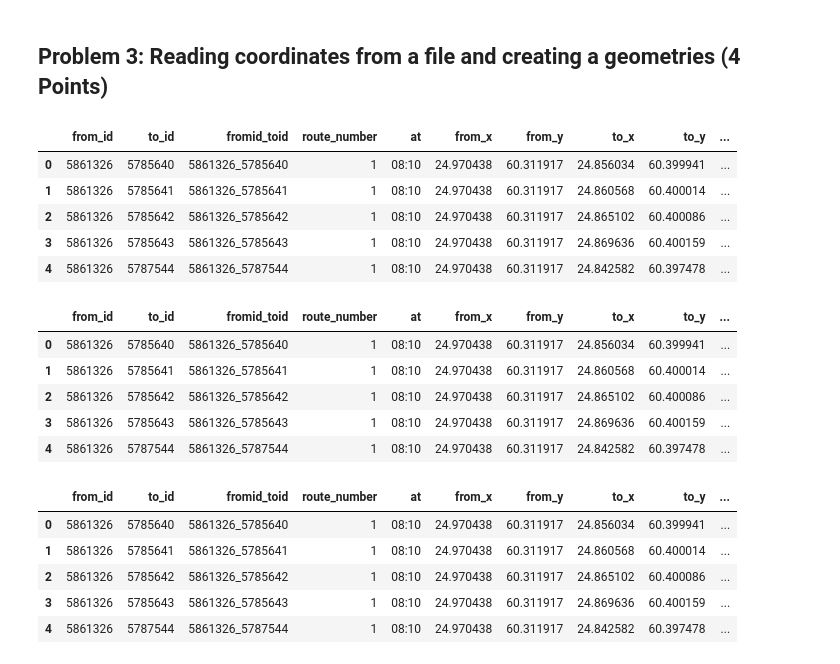
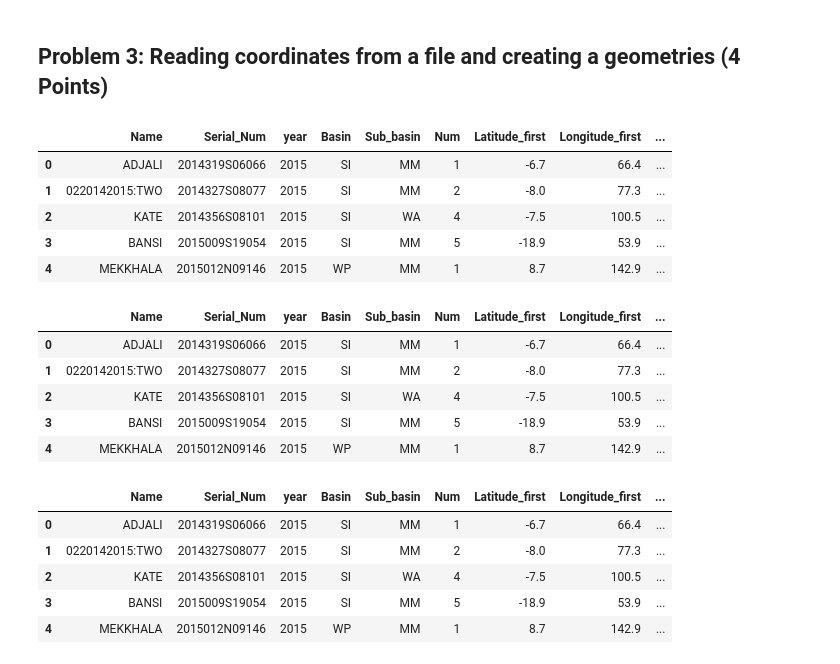
Before and after one commit to LandscapeGeoinformatics/geopython-ut-2019-course, a Jupyter notebook: source/exercises/Exercise1/exercise1.ipynb, the cells around one changed output. Cells and saved outputs as stored; diff of their text form; code cells hidden in the pictures.

Commit message:
storms update

```diff
--- a/source/exercises/Exercise1/exercise1.ipynb
+++ b/source/exercises/Exercise1/exercise1.ipynb
@@ -122,47 +122,49 @@ Error: LineString or Polygon geometries required!
 # %%
 import pandas as pd
 
 
-df = pd.read_csv('travelTimes_2015_Helsinki.txt', sep=';', encoding='latin1')
+df = pd.read_csv('Years.2015-2017.ibtracs_wmo.storms.csv', sep=',', encoding='latin1')
 pd.set_option('max_columns',20)
 display(df.head(5))
 # %% [output]
-|  | from_id | to_id | fromid_toid | route_number | at | from_x | from_y | to_x | to_y | ... |
-| 0 | 5861326 | 5785640 | 5861326_5785640 | 1 | 08:10 | 24.970438 | 60.311917 | 24.856034 | 60.399941 | ... |
-| 1 | 5861326 | 5785641 | 5861326_5785641 | 1 | 08:10 | 24.970438 | 60.311917 | 24.860568 | 60.400014 | ... |
-| 2 | 5861326 | 5785642 | 5861326_5785642 | 1 | 08:10 | 24.970438 | 60.311917 | 24.865102 | 60.400086 | ... |
-| 3 | 5861326 | 5785643 | 5861326_5785643 | 1 | 08:10 | 24.970438 | 60.311917 | 24.869636 | 60.400159 | ... |
-| 4 | 5861326 | 5787544 | 5861326_5787544 | 1 | 08:10 | 24.970438 | 60.311917 | 24.842582 | 60.397478 | ... |
+|  | Name | Serial_Num | year | Basin | Sub_basin | Num | Latitude_first | Longitude_first | ... |
+| 0 | ADJALI | 2014319S06066 | 2015 | SI | MM | 1 | -6.7 | 66.4 | ... |
+| 1 | 0220142015:TWO | 2014327S08077 | 2015 | SI | MM | 2 | -8.0 | 77.3 | ... |
+| 2 | KATE | 2014356S08101 | 2015 | SI | WA | 4 | -7.5 | 100.5 | ... |
+| 3 | BANSI | 2015009S19054 | 2015 | SI | MM | 5 | -18.9 | 53.9 | ... |
+| 4 | MEKKHALA | 2015012N09146 | 2015 | WP | MM | 1 | 8.7 | 142.9 | ... |
 # %%
+# Latitude_first	Longitude_first
 def make_orig_location(row):
-    return Point(row['from_x'], row['from_y'])
+    return Point(row['Longitude_first'], row['Latitude_first'])
 
 # Go through every row, and make a point out of its lat and lon
 df['orig_points'] = df.apply(make_orig_location, axis=1)
 
 display(df.head(5))
 # %% [output]
-|  | from_id | to_id | fromid_toid | route_number | at | from_x | from_y | to_x | to_y | ... |
-| 0 | 5861326 | 5785640 | 5861326_5785640 | 1 | 08:10 | 24.970438 | 60.311917 | 24.856034 | 60.399941 | ... |
-| 1 | 5861326 | 5785641 | 5861326_5785641 | 1 | 08:10 | 24.970438 | 60.311917 | 24.860568 | 60.400014 | ... |
-| 2 | 5861326 | 5785642 | 5861326_5785642 | 1 | 08:10 | 24.970438 | 60.311917 | 24.865102 | 60.400086 | ... |
-| 3 | 5861326 | 5785643 | 5861326_5785643 | 1 | 08:10 | 24.970438 | 60.311917 | 24.869636 | 60.400159 | ... |
-| 4 | 5861326 | 5787544 | 5861326_5787544 | 1 | 08:10 | 24.970438 | 60.311917 | 24.842582 | 60.397478 | ... |
+|  | Name | Serial_Num | year | Basin | Sub_basin | Num | Latitude_first | Longitude_first | ... |
+| 0 | ADJALI | 2014319S06066 | 2015 | SI | MM | 1 | -6.7 | 66.4 | ... |
+| 1 | 0220142015:TWO | 2014327S08077 | 2015 | SI | MM | 2 | -8.0 | 77.3 | ... |
+| 2 | KATE | 2014356S08101 | 2015 | SI | WA | 4 | -7.5 | 100.5 | ... |
+| 3 | BANSI | 2015009S19054 | 2015 | SI | MM | 5 | -18.9 | 53.9 | ... |
+| 4 | MEKKHALA | 2015012N09146 | 2015 | WP | MM | 1 | 8.7 | 142.9 | ... |
 # %%
+# Latitude_last	Longitude_last
 def make_dest_location(row):
-    return Point(row['to_x'], row['to_y'])
+    return Point(row['Longitude_last'], row['Latitude_last'])
 
 # Go through every row, and make a point out of its lat and lon
 df['dest_points'] = df.apply(make_dest_location, axis=1)
 
 display(df.head(5))
 # %% [output]
-|  | from_id | to_id | fromid_toid | route_number | at | from_x | from_y | to_x | to_y | ... |
-| 0 | 5861326 | 5785640 | 5861326_5785640 | 1 | 08:10 | 24.970438 | 60.311917 | 24.856034 | 60.399941 | ... |
-| 1 | 5861326 | 5785641 | 5861326_5785641 | 1 | 08:10 | 24.970438 | 60.311917 | 24.860568 | 60.400014 | ... |
-| 2 | 5861326 | 5785642 | 5861326_5785642 | 1 | 08:10 | 24.970438 | 60.311917 | 24.865102 | 60.400086 | ... |
-| 3 | 5861326 | 5785643 | 5861326_5785643 | 1 | 08:10 | 24.970438 | 60.311917 | 24.869636 | 60.400159 | ... |
-| 4 | 5861326 | 5787544 | 5861326_5787544 | 1 | 08:10 | 24.970438 | 60.311917 | 24.842582 | 60.397478 | ... |
+|  | Name | Serial_Num | year | Basin | Sub_basin | Num | Latitude_first | Longitude_first | ... |
+| 0 | ADJALI | 2014319S06066 | 2015 | SI | MM | 1 | -6.7 | 66.4 | ... |
+| 1 | 0220142015:TWO | 2014327S08077 | 2015 | SI | MM | 2 | -8.0 | 77.3 | ... |
+| 2 | KATE | 2014356S08101 | 2015 | SI | WA | 4 | -7.5 | 100.5 | ... |
+| 3 | BANSI | 2015009S19054 | 2015 | SI | MM | 5 | -18.9 | 53.9 | ... |
+| 4 | MEKKHALA | 2015012N09146 | 2015 | WP | MM | 1 | 8.7 | 142.9 | ... |
 # %%
 def make_lines(row):
     point_list = [row['orig_points'], row['dest_points']]
```
Also changed, not shown: parts of 5 cells of this notebook, 17 other files.
